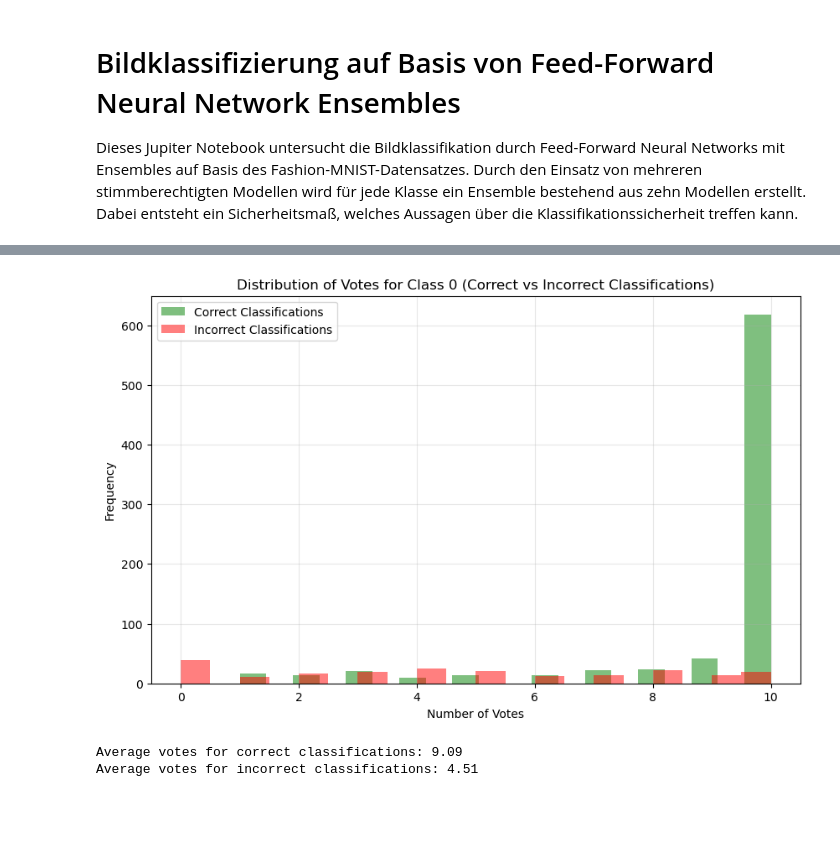
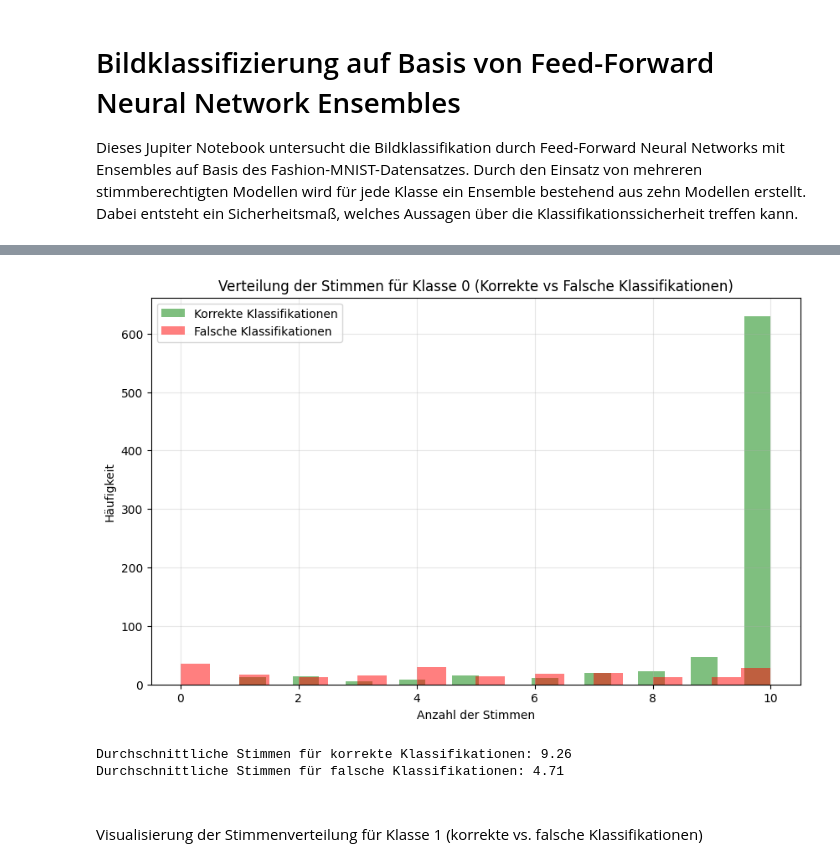
Before and after one commit to ArmannGr/fnn-zalando, a Jupyter notebook: fnn-zalando-final.ipynb, the cells around one changed output, grey strips where cells are left out. Drawn from its saved outputs; the diff is of its cells as text; code cells hidden in the pictures; blank space fills up the shorter version.

```diff
--- a/fnn-zalando-final.ipynb
+++ b/fnn-zalando-final.ipynb
@@ -123,13 +138,9 @@ with open("./data/fashion-mnist_test.csv", 'r') as test_data_file:
 # %%
-# Initialize lists to store performance metrics
 scorecard = []
-test_confidences = []
 
 # Go through all the records in the test data set
 for record in test_data_list:
     all_values = record.split(',')
-    if len(all_values) != 785:  # Skip invalid records
-        continue
 
     # Correct answer is first value
     correct_label = int(all_values[0])
@@ -147,20 +158,13 @@ for record in test_data_list:
         prediction = max(set(ensemble_predictions), key=ensemble_predictions.count)
         # Calculate confidence (number of votes for the prediction / total votes)
         confidence = ensemble_predictions.count(prediction) / len(ensemble_predictions)
-        test_confidences.append(confidence)
-
         # Append 1 to scorecard for correct prediction, 0 for incorrect
         scorecard.append(1 if prediction == correct_label else 0)
     else:
         # Handle the case when no predictions were made
-        test_confidences.append(0.0)  # Record zero confidence
         scorecard.append(0)  # Count as incorrect prediction
 
 # Calculate the performance score
 score = sum(scorecard) / len(scorecard)
 print(f'Performance = {score}')
-
-# Calculate average confidence
-avg_confidence = sum(test_confidences) / len(test_confidences)
-print(f'Average confidence = {avg_confidence:.4f}')
 # %% [output]
@@ -169,13 +175,9 @@ Average confidence = 0.9477
 # %%
-# Initialize lists to store vote counts
 train_vote_counts = []
 test_vote_counts = []
 
-# Analyze training data
 for record in training_data_list:
     all_values = record.split(',')
-    if len(all_values) != 785:  # Ungültige Datensätze überspringen
-        continue
 
     correct_label = int(all_values[0])
     inputs = (numpy.asarray(all_values[1:], dtype=float) / 255.0 * 0.99) + 0.01
@@ -194,11 +196,8 @@ for record in training_data_list:
     else:
         train_vote_counts.append(0)  # Null Stimmen hinzufügen, wenn keine Vorhersagen gemacht wurden
 
-# Analyze test data
 for record in test_data_list:
     all_values = record.split(',')
-    if len(all_values) != 785:  # Ungültige Datensätze überspringen
-        continue
 
     correct_label = int(all_values[0])
     inputs = (numpy.asarray(all_values[1:], dtype=float) / 255.0 * 0.99) + 0.01
@@ -238,40 +242,40 @@ Durchschnittliche Stimmen in Testdaten: 8.95
 # %%
-# Collect votes for class 0
+# Stimmen für Klasse 0 sammeln
 correct_votes_0 = []
 incorrect_votes_0 = []
 
-# Go through all test data
+# Alle Testdaten durchgehen
 for record, votes, score in zip(test_data_list, test_vote_counts, scorecard):
     all_values = record.split(',')
-    if len(all_values) != 785:  # Skip invalid records
-        continue
-
     correct_label = int(all_values[0])
 
-    # Only consider class 0
+    # Nur Klasse 0 berücksichtigen
     if correct_label == 0:
-        if score == 1:  # Correct classification
+        if score == 1:  # Korrekte Klassifikation
             correct_votes_0.append(votes)
-        else:  # Incorrect classification
+        else:  # Falsche Klassifikation
             incorrect_votes_0.append(votes)
 
-# Create plot
+# Diagramm erstellen
 plt.figure(figsize=(10, 6))
-plt.hist(correct_votes_0, bins=20, alpha=0.5, label='Correct Classifications', color='green')
-plt.hist(incorrect_votes_0, bins=20, alpha=0.5, label='Incorrect Classifications', color='red')
+plt.hist(correct_votes_0, bins=20, alpha=0.5, label='Korrekte Klassifikationen', color='green')
+plt.hist(incorrect_votes_0, bins=20, alpha=0.5, label='Falsche Klassifikationen', color='red')
 
-plt.xlabel('Number of Votes')
-plt.ylabel('Frequency')
-plt.title('Distribution of Votes for Class 0 (Correct vs Incorrect Classifications)')
+plt.xlabel('Anzahl der Stimmen')
+plt.ylabel('Häufigkeit')
+plt.title('Verteilung der Stimmen für Klasse 0 (Korrekte vs Falsche Klassifikationen)')
 plt.legend()
 plt.grid(True, alpha=0.3)
 plt.show()
 
-# Print statistics
-print(f'Average votes for correct classifications: {numpy.mean(correct_votes_0):.2f}')
-print(f'Average votes for incorrect classifications: {numpy.mean(incorrect_votes_0):.2f}')
+# Statistiken ausgeben
+print(f'Durchschnittliche Stimmen für korrekte Klassifikationen: {numpy.mean(correct_votes_0):.2f}')
+print(f'Durchschnittliche Stimmen für falsche Klassifikationen: {numpy.mean(incorrect_votes_0):.2f}')
 # %% [output]
-[figure, old version]
+[figure, new version]
-Average votes for correct classifications: 9.09
-Average votes for incorrect classifications: 4.51
+Durchschnittliche Stimmen für korrekte Klassifikationen: 9.26
+Durchschnittliche Stimmen für falsche Klassifikationen: 4.71
+# %% [markdown]
+#
+Visualisierung der Stimmenverteilung für Klasse 1 (korrekte vs. falsche Klassifikationen)
 # %%
```
Also changed, not shown: parts of 42 cells of this notebook.
